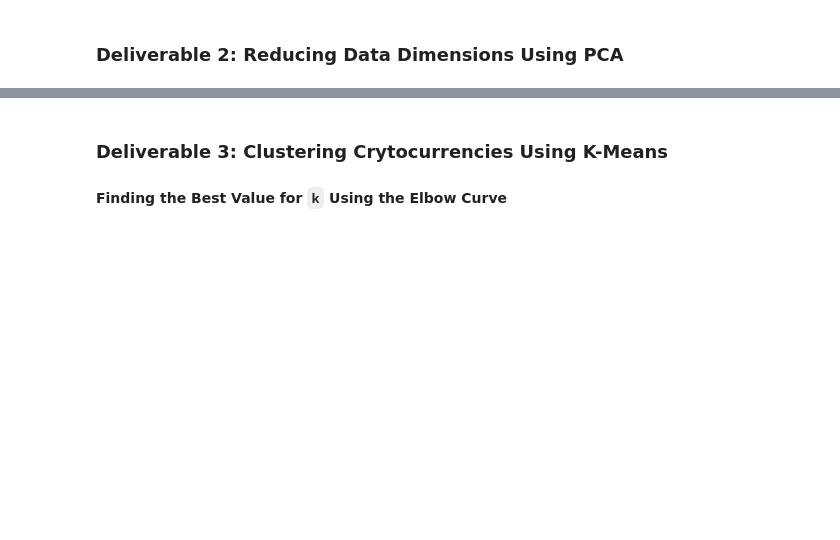
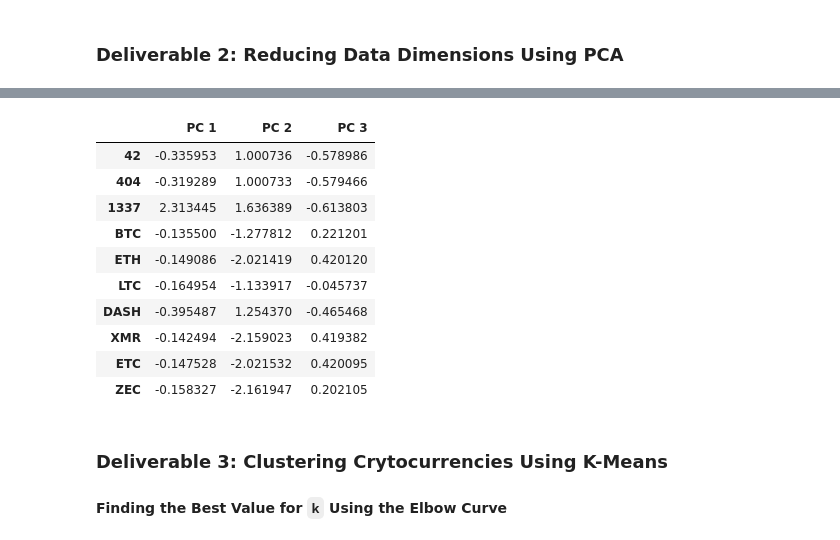
Before and after one commit to Njraman/Cryptocurrencies, a Jupyter notebook: crypto_clustering.ipynb, the cells around one changed output, grey strips where cells are left out. Cells and saved outputs as stored; diff of their text form; code cells hidden in the pictures; blank space fills up the shorter version.

```diff
--- a/crypto_clustering.ipynb
+++ b/crypto_clustering.ipynb
@@ -33,8 +35,8 @@ crypto_df.head(10)
 | LTC | Litecoin | Scrypt | True | PoW | 6.303924e+07 | 84000000 |
 # %%
 # Keep all the cryptocurrencies that are being traded.
-#crypto_df.columns
-crypto_df = crypto_df[crypto_df.IsTrading != "False"]
+
+crypto_df = crypto_df[crypto_df.IsTrading == True]
 print (crypto_df.shape)
 crypto_df.head(10)
 # %% [output]
@@ -107,7 +109,7 @@ crypto_df.head(10)
 | ETC | Ethereum Classic | Ethash | PoW | 1.133597e+08 | 210000000 |
 # %%
 # Keep the rows where coins are mined.
-crypto_df = crypto_df[crypto_df.TotalCoinsMined != 0.000000e+00]
+crypto_df = crypto_df[crypto_df.TotalCoinsMined > 0]
 print (crypto_df.shape)
 crypto_df.head(10)
 # %% [output]
@@ -174,5 +178,5 @@ X.head(10)
 # %%
 # Standardize the data with StandardScaler().
-X = StandardScaler().fit_transform(X)
-print(X[0:5])
+X_Scaled = StandardScaler().fit_transform(X)
+print(X_Scaled[0:5])
 # %% [output]
@@ -198,4 +202,5 @@ print(X[0:5])
 # %%
 # Using PCA to reduce dimension to three principal components.
 pca = PCA(n_components=3)
-crypto_df
+X_PCA = pca.fit_transform(X_Scaled)
+print(X_PCA)
@@ -202,6 +215,19 @@ crypto_df
 # %%
 # Create a DataFrame with the three principal components.
-# YOUR CODE HERE
+pcs_df = pd.DataFrame(data=X_PCA, columns=["PC 1", "PC 2","PC 3"], index = X.index)
+pcs_df.head(10)
+# %% [output]
+|  | PC 1 | PC 2 | PC 3 |
+| 42 | -0.335953 | 1.000736 | -0.578986 |
+| 404 | -0.319289 | 1.000733 | -0.579466 |
+| 1337 | 2.313445 | 1.636389 | -0.613803 |
+| BTC | -0.135500 | -1.277812 | 0.221201 |
+| ETH | -0.149086 | -2.021419 | 0.420120 |
+| LTC | -0.164954 | -1.133917 | -0.045737 |
+| DASH | -0.395487 | 1.254370 | -0.465468 |
+| XMR | -0.142494 | -2.159023 | 0.419382 |
+| ETC | -0.147528 | -2.021532 | 0.420095 |
+| ZEC | -0.158327 | -2.161947 | 0.202105 |
 # %% [markdown]
 ### Deliverable 3: Clustering Crytocurrencies Using K-Means
 
```
Also changed, not shown: parts of 13 cells of this notebook.
